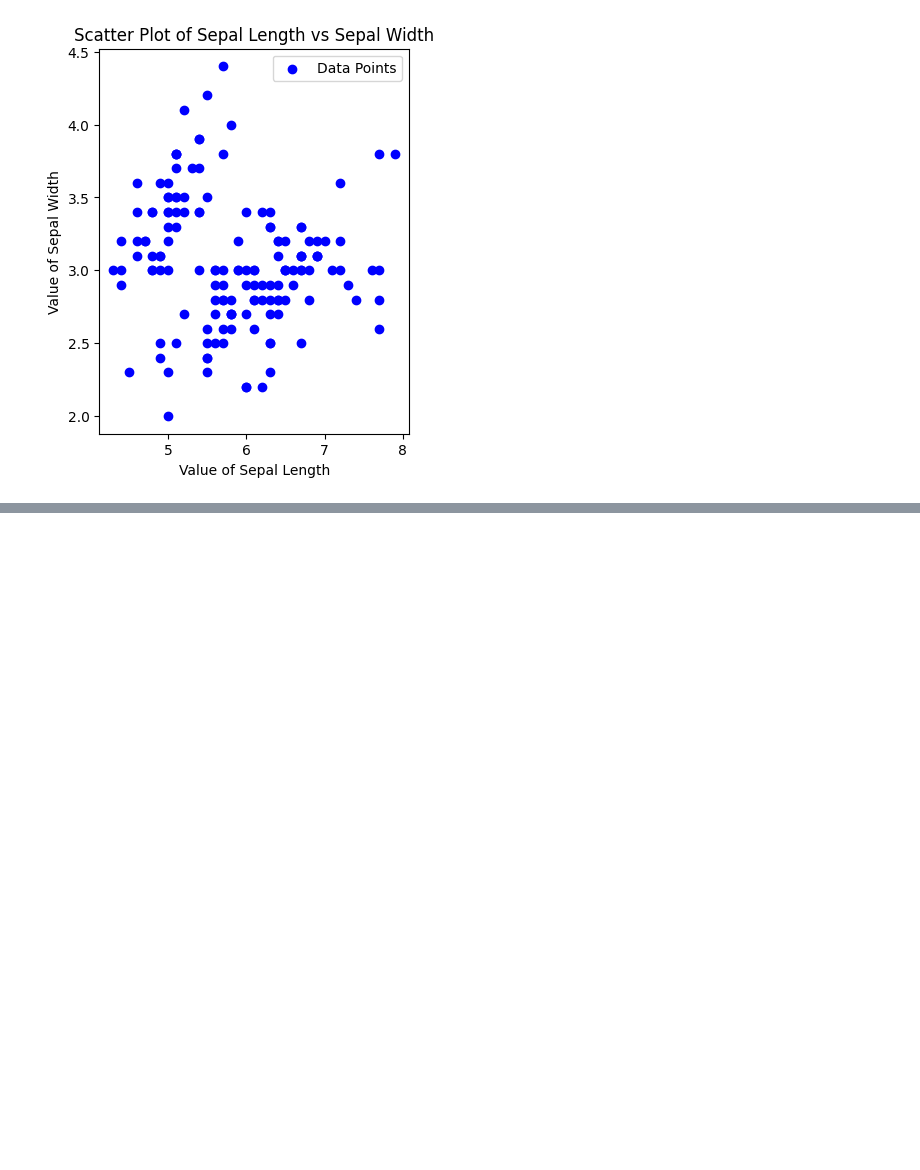
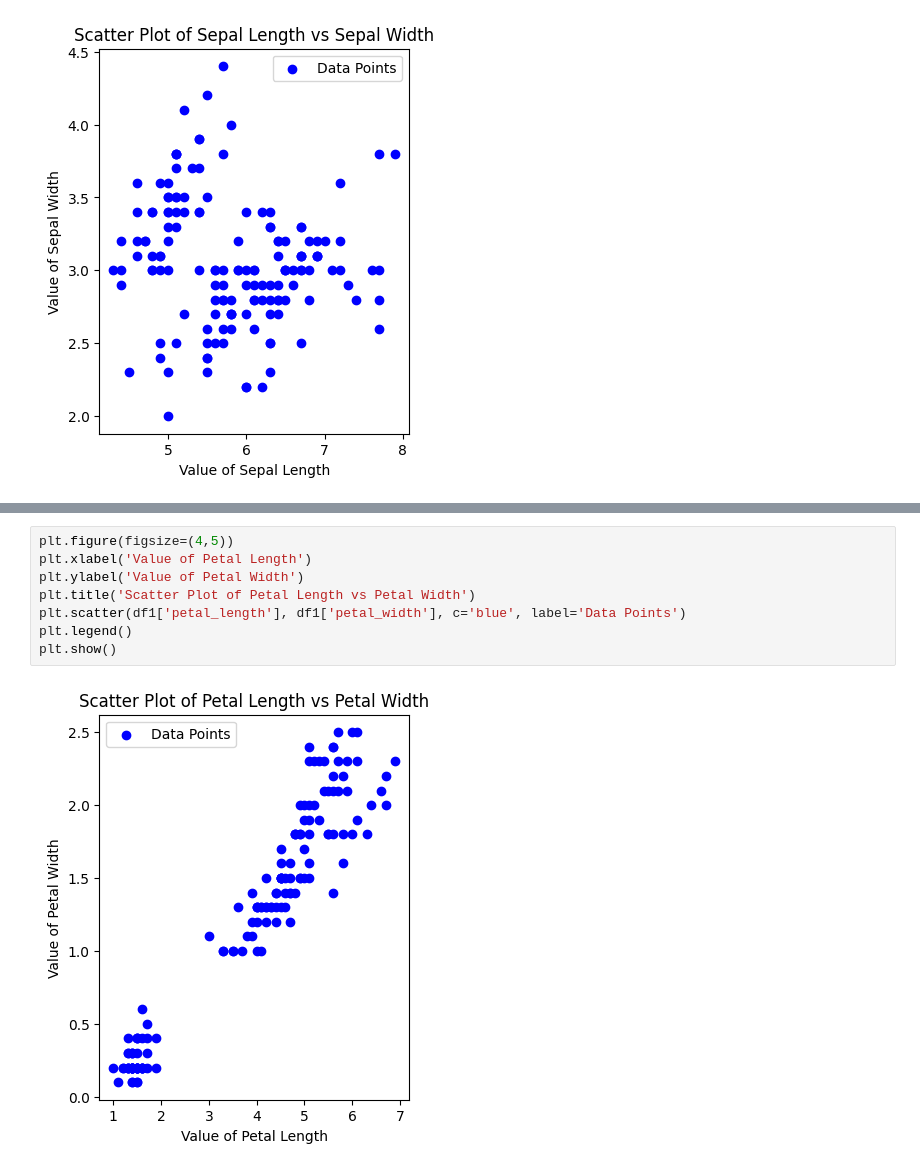
Before and after one commit to Ep82Ifaz/Irish-visualization, a Jupyter notebook: Shit.ipynb, the cells around one changed output, grey strips where cells are left out. Cells and saved outputs as stored; diff of their text form; blank space fills up the shorter version.

```diff
--- a/Shit.ipynb
+++ b/Shit.ipynb
@@ -204,0 +193,10 @@ KeyError: 'petal_length'
+# %%
+plt.figure(figsize=(4,5))
+plt.xlabel('Value of Petal Length')
+plt.ylabel('Value of Petal Width')
+plt.title('Scatter Plot of Petal Length vs Petal Width')
+plt.scatter(df1['petal_length'], df1['petal_width'], c='blue', label='Data Points')
+plt.legend()
+plt.show()
+# %% [output]
+[figure, added]
```
Also changed, not shown: parts of 6 cells of this notebook.
